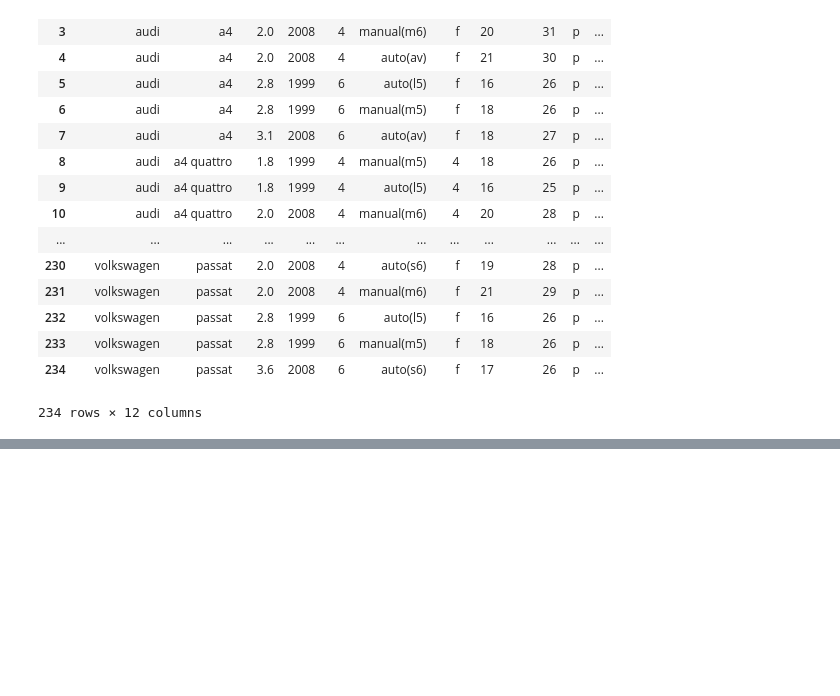
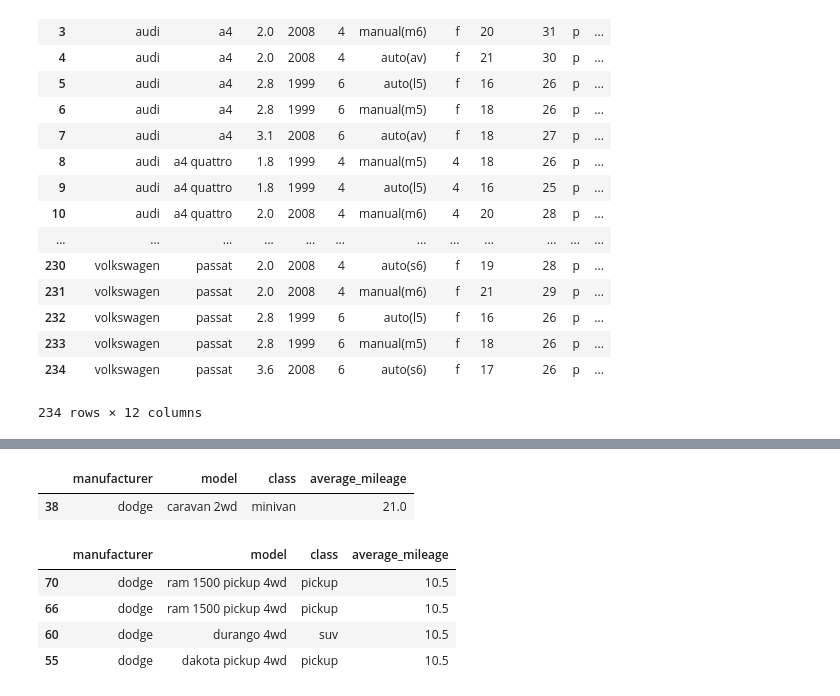
Before and after one commit to Johndsalas/python-exercises, a Jupyter notebook: dataframes.ipynb, the cells around one changed output, grey strips where cells are left out. Drawn from its saved outputs; the diff is of its cells as text; code cells hidden in the pictures; blank space fills up the shorter version.

```diff
--- a/dataframes.ipynb
+++ b/dataframes.ipynb
@@ -276,5 +310,6 @@ mpg1
 # %%
-# Which car (or cars) has the highest mileage difference?
-# Which compact class car has the lowest highway mileage? The best?
 # Create a column named average_mileage that is the mean of the city and highway mileage.
-# Which dodge car has the best average mileage? The worst?
+
+mpg1['average_mileage'] = mpg1[['city', 'highway']].mean(axis=1)
+
+mpg1
@@ -280,0 +335,21 @@ mpg1
+# %%
+# Which dodge car has the best average mileage?
+
+mpg_doge_best = mpg1.loc[mpg1['manufacturer'] == 'dodge'].sort_values('average_mileage', ascending=False)
+
+mpg_doge_best[['manufacturer','model','class','average_mileage']].head(1)
+# %% [output]
+|  | manufacturer | model | class | average_mileage |
+| 38 | dodge | caravan 2wd | minivan | 21.0 |
+# %%
+# Which dodge car has The worst average mileage?
+
+mpg_doge_best = mpg1.loc[mpg1['manufacturer'] == 'dodge'].sort_values('average_mileage', ascending=True)
+
+mpg_doge_best[['manufacturer','model','class','average_mileage']].head(4)
+# %% [output]
+|  | manufacturer | model | class | average_mileage |
+| 70 | dodge | ram 1500 pickup 4wd | pickup | 10.5 |
+| 66 | dodge | ram 1500 pickup 4wd | pickup | 10.5 |
+| 60 | dodge | durango 4wd | suv | 10.5 |
+| 55 | dodge | dakota pickup 4wd | pickup | 10.5 |
```
Also changed, not shown: parts of 9 cells of this notebook.
